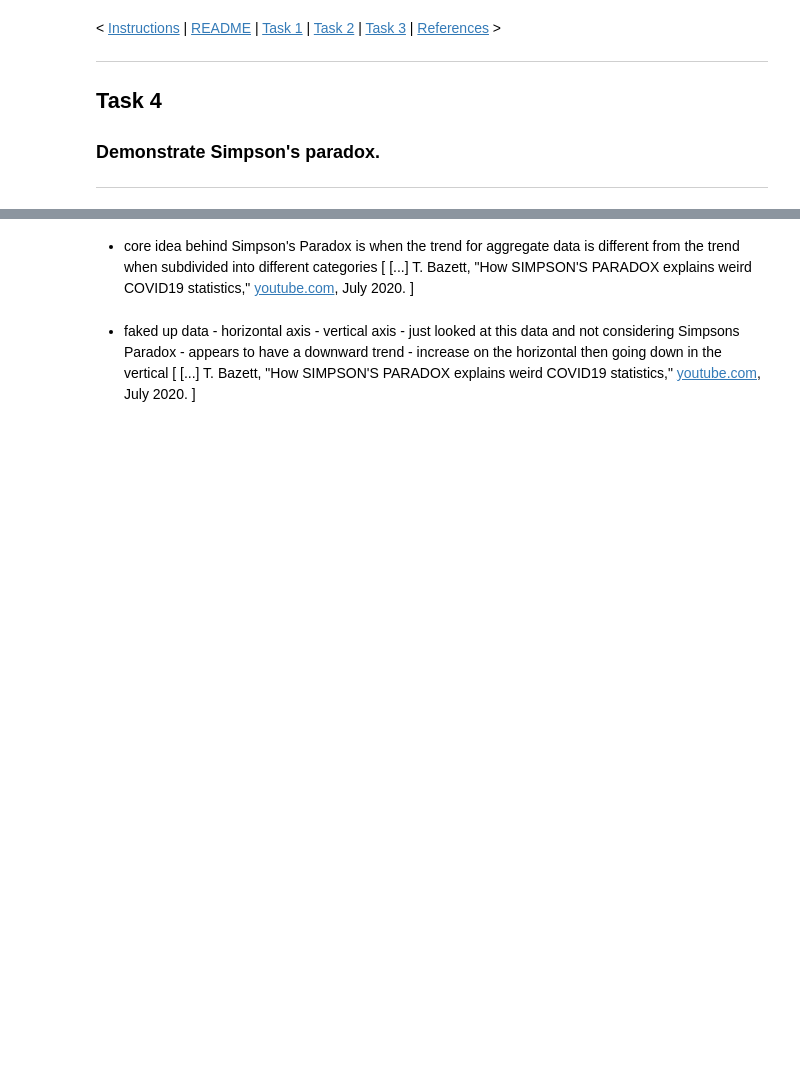
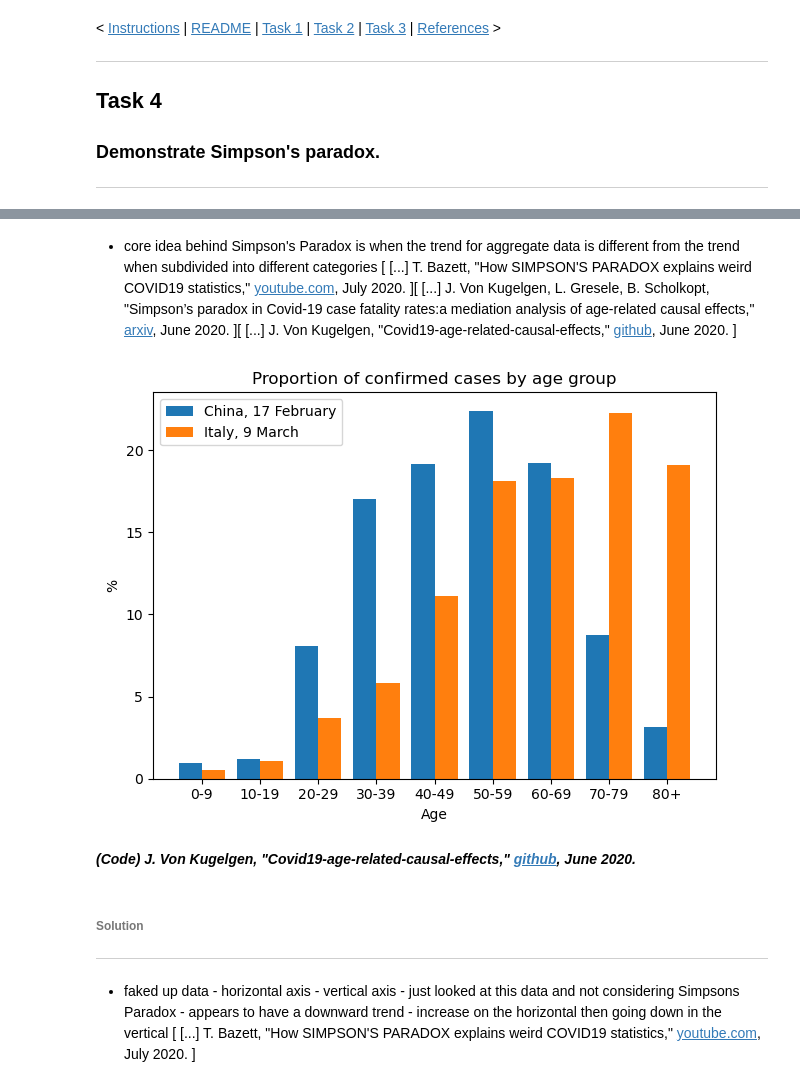
Before and after one commit to E6985/fda-tasks, a Jupyter notebook: Fundamentals-of-Data-Analysis-Tasks-2020.ipynb, the cells around one changed output, grey strips where cells are left out. Drawn from its saved outputs; the diff is of its cells as text; code cells hidden in the pictures; blank space fills up the shorter version.

```diff
--- a/Fundamentals-of-Data-Analysis-Tasks-2020.ipynb
+++ b/Fundamentals-of-Data-Analysis-Tasks-2020.ipynb
@@ -1244,0 +1329,17 @@ sns.distplot(nOutput);
+# %%
+China_Feb17 = Covid19Dataset(
+    country = 'China',
+    date = '17 February',
+    confirmed_cases = [416, 549, 3619, 7600, 8571, 10008, 8583, 3918, 1408],
+    fatalities = [0, 1, 7, 18, 38, 130, 309, 312, 208],
+    source = {
+        'type': 'scientific publication',
+        'title': 'Characteristics of and important lessons from the coronavirus\
+            disease 2019 (COVID-19) outbreak in China: summary of a report of\
+            72 314 cases from the Chinese Center for Disease Control and Prevention',
+        'author': 'Wu, Zunyou and McGoogan, Jennifer M',
+        'journal': 'Jama',
+        'date': '24 February 2020',
+        'url': 'https://jamanetwork.com/journals/jama/fullarticle/2762130'
+        }
+)
@@ -1245,7 +1479,21 @@ sns.distplot(nOutput);
 # %% [markdown]
 - core idea behind Simpson's Paradox is when the trend for aggregate data is different from the trend when subdivided into different categories [
 [...] T. Bazett, "How SIMPSON'S PARADOX explains weird COVID19 statistics," [youtube.com](https://web.archive.org/web/20201205185009/https://www.youtube.com/watch?v=t-Ci3FosqZs), July 2020.
+][
+[...] J. Von Kugelgen, L. Gresele, B. Scholkopt, "Simpson’s paradox in Covid-19 case fatality rates:a mediation analysis of age-related causal effects," [arxiv](https://web.archive.org/web/20201211090001/https://arxiv.org/abs/2005.07180), June 2020.
+][
+[...] J. Von Kugelgen, "Covid19-age-related-causal-effects," [github](https://web.archive.org/web/20201211090154/https://github.com/Juliusvk/Covid19-age-related-causal-effects/blob/master/notebook_causal_corona.ipynb), June 2020.
 ]
+# %%
+fig = bar_chart_by_age(data_Simpson, 'cases_by_age', show_numbers=False)
+fig.savefig('ChinaItalyCaseDemographic.pdf', transparent=True, bbox_inches='tight')
+# %% [output]
+[figure, added]
+# %% [markdown]
+***(Code) J. Von Kugelgen, "Covid19-age-related-causal-effects," [github](https://web.archive.org/web/20201211090154/https://github.com/Juliusvk/Covid19-age-related-causal-effects/blob/master/notebook_causal_corona.ipynb), June 2020.***
+# %% [markdown]
+###### Solution
+***
 # %% [markdown]
 - faked up data - horizontal axis - vertical axis - just looked at this data and not considering Simpsons Paradox - appears to have a downward trend - increase on the horizontal then going down in the vertical [
 [...] T. Bazett, "How SIMPSON'S PARADOX explains weird COVID19 statistics," [youtube.com](https://web.archive.org/web/20201205185009/https://www.youtube.com/watch?v=t-Ci3FosqZs), July 2020.
```
Also changed, not shown: parts of 54 cells of this notebook.
